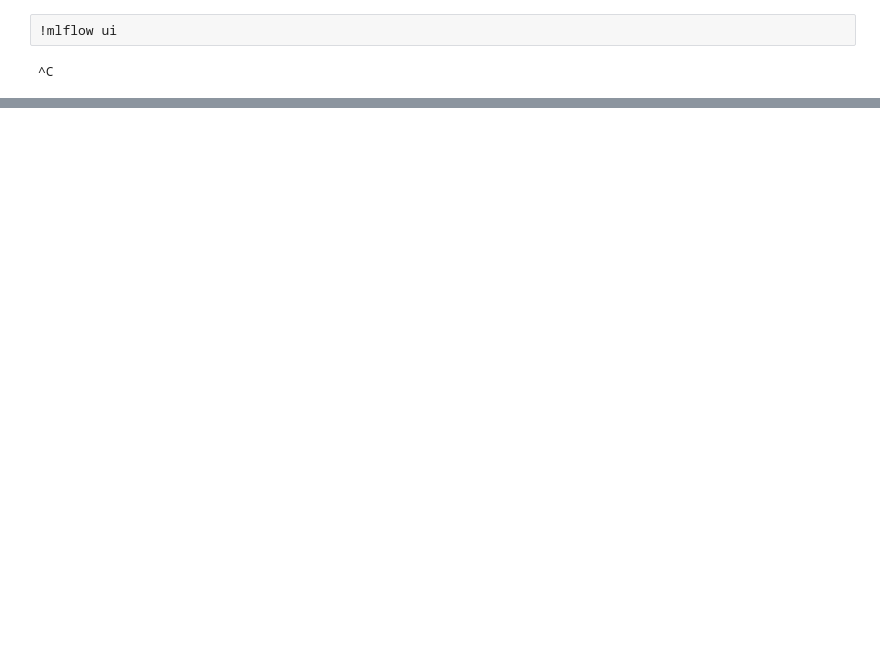
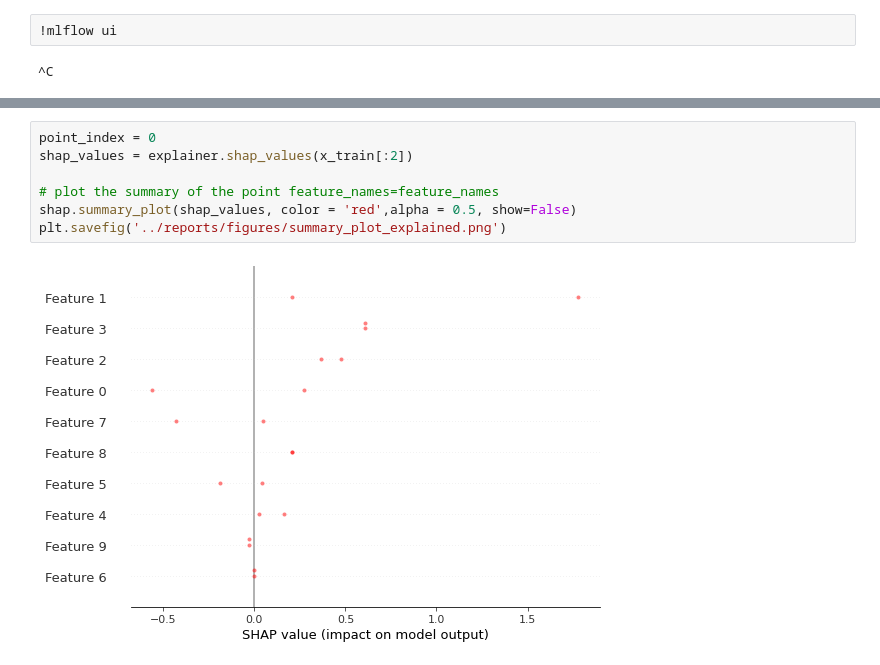
Before and after one commit to NordineOub/Home-Credit-Risk-Classification-ML, a Jupyter notebook: notebooks/ETL.ipynb, the cells around one changed output, grey strips where cells are left out. Cells and saved outputs as stored; diff of their text form; blank space fills up the shorter version.

```diff
--- a/notebooks/ETL.ipynb
+++ b/notebooks/ETL.ipynb
@@ -281,0 +347,9 @@ with mlflow.start_run() as run:
+# %%
+point_index = 0
+shap_values = explainer.shap_values(x_train[:2])
+
+# plot the summary of the point feature_names=feature_names
+shap.summary_plot(shap_values, color = 'red',alpha = 0.5, show=False)
+plt.savefig('../reports/figures/summary_plot_explained.png')
+# %% [output]
+[figure, added]
```
Also changed, not shown: parts of 32 cells of this notebook, 25 other files.
